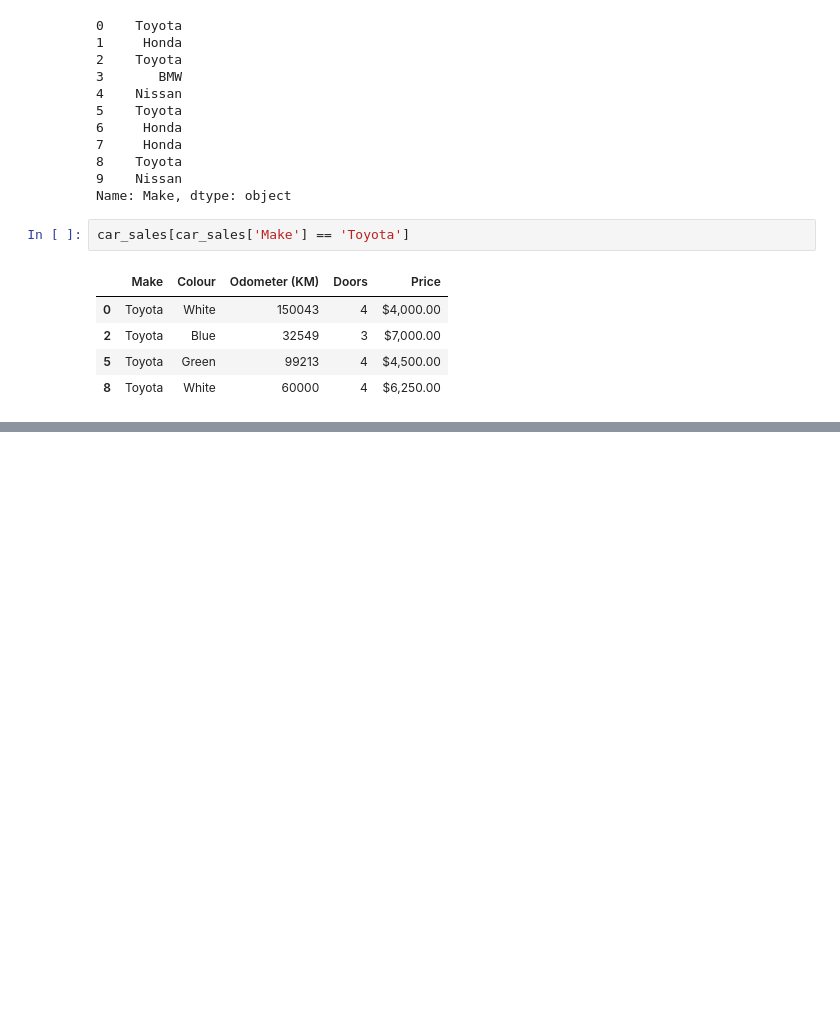
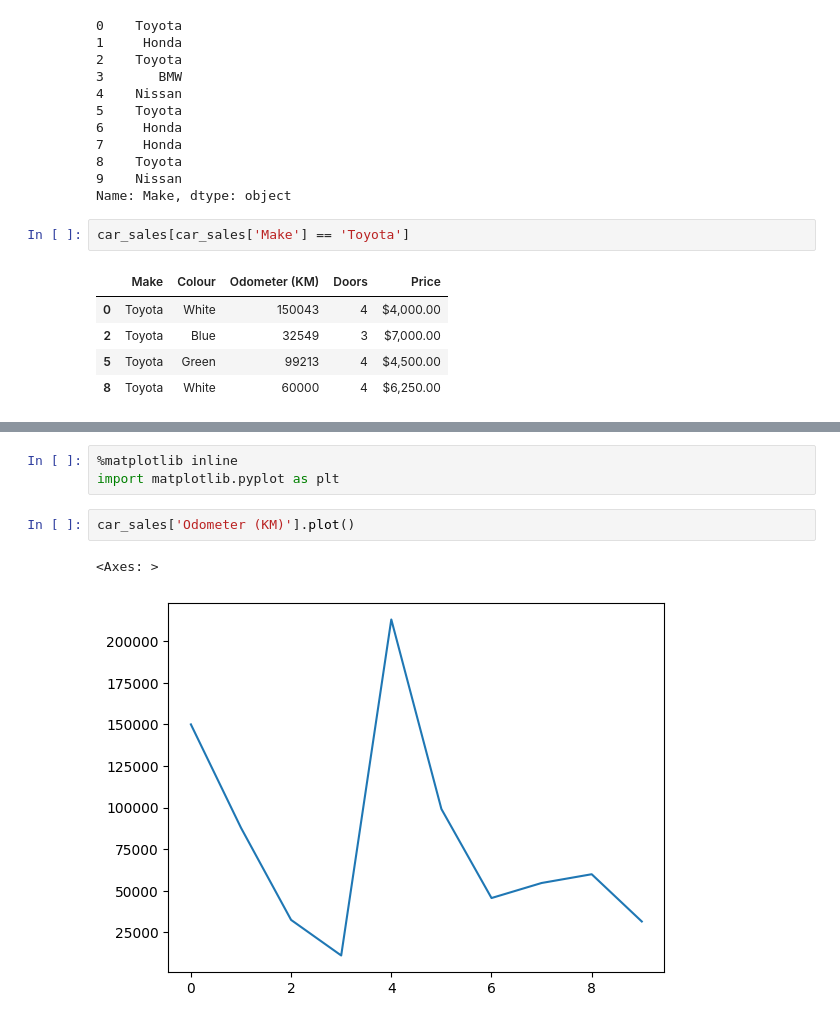
Before and after one commit to ccastell18/Complete_AI_ML_DS, a Jupyter notebook: Pandas/practice.ipynb, the cells around one changed output, grey strips where cells are left out. Saved outputs shown, nothing was run; the diff lists cells and outputs as text; blank space fills up the shorter version.

Commit message:
pandas visuals

```diff
--- a/Pandas/practice.ipynb
+++ b/Pandas/practice.ipynb
@@ -321,0 +347,8 @@ car_sales[car_sales['Make'] == 'Toyota']
+# %%
+%matplotlib inline
+import matplotlib.pyplot as plt
+# %%
+car_sales['Odometer (KM)'].plot()
+# %% [output]
+<Axes: >
+[figure, added]
```
Also changed, not shown: parts of 7 cells of this notebook.
